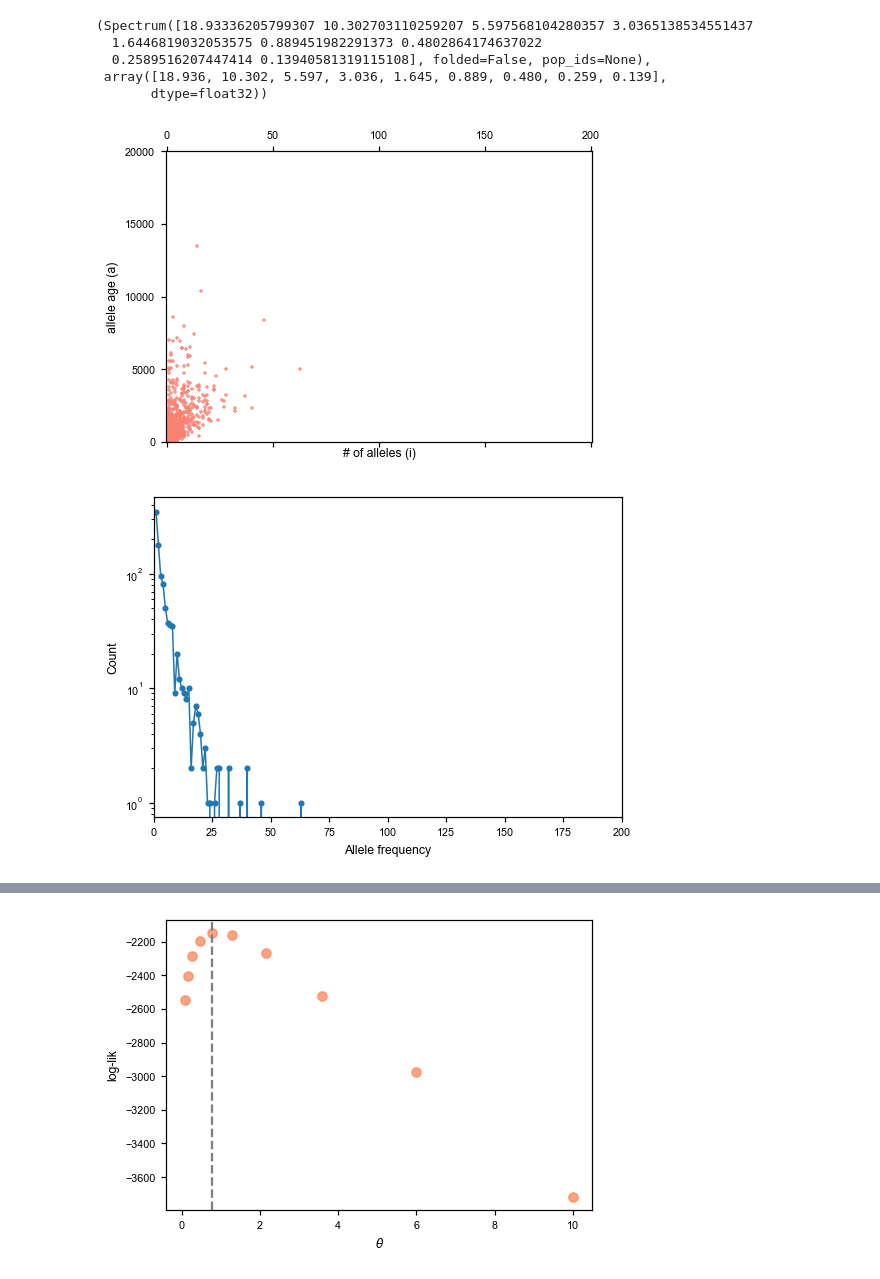
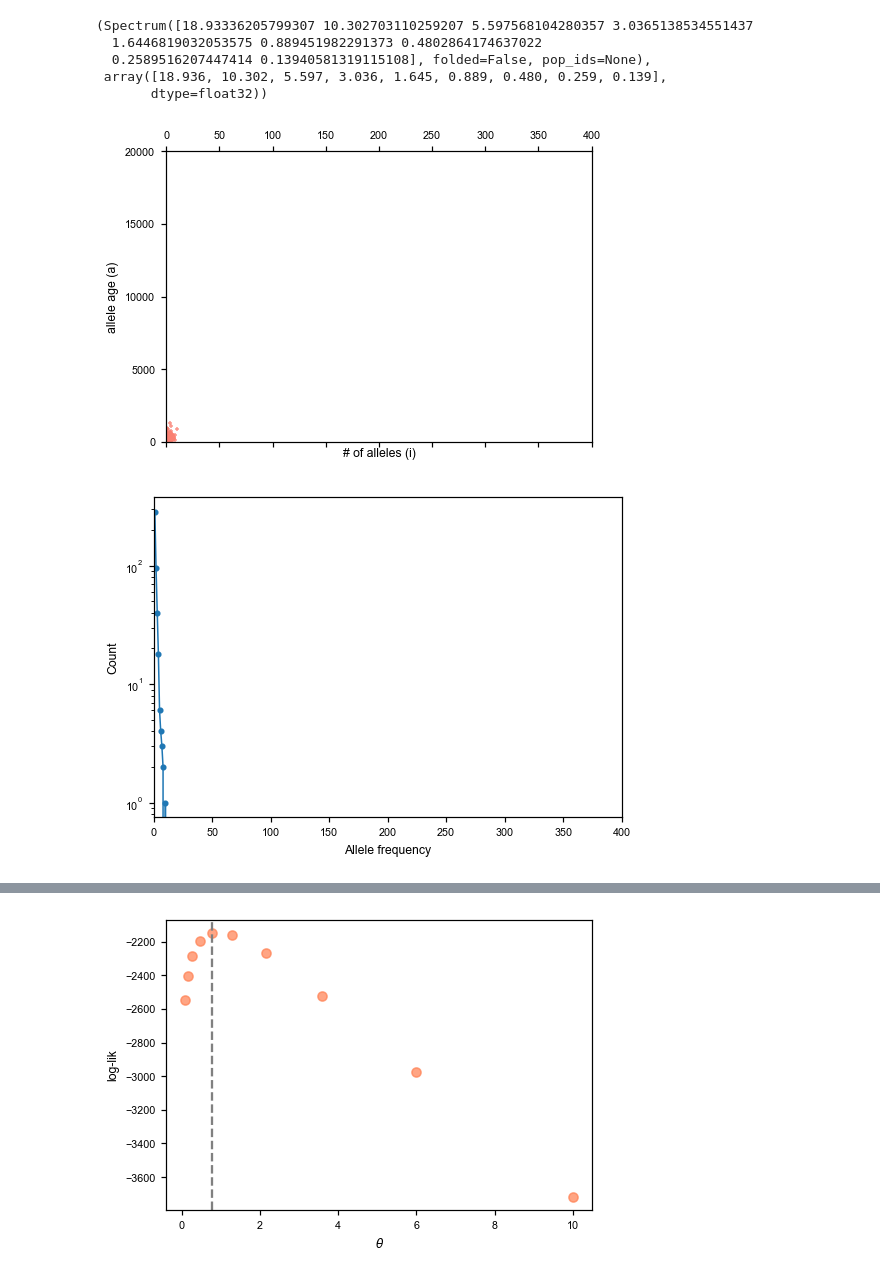
Before and after one commit to VivaswatS/selCoefEst, a Jupyter notebook: changingpopsizesims.ipynb, the cells around one changed output, grey strips where cells are left out. Saved outputs shown, nothing was run; the diff lists cells and outputs as text; code cells hidden in the pictures.

```diff
--- a/changingpopsizesims.ipynb
+++ b/changingpopsizesims.ipynb
@@ -670,9 +624,9 @@ for ig, g in enumerate(gammas):
 
 Using $\theta=100$ and $\gamma=-20$ with $n=500$
 # %%
-fs = moments.LinearSystem_1D.steady_state_1D(400, gamma=-20, theta=100)
+fs = moments.LinearSystem_1D.steady_state_1D(2000, gamma=-20, theta=400)
 fs = moments.Spectrum(fs)
-fs.integrate([1], 3, gamma=-20, theta=100)
+fs.integrate([1], 3, gamma=-20, theta=400)
 fs = fs.project([400])
 fs[fs<0] = -fs[fs<0]
 
@@ -775,5 +817,4 @@ plt.plot([-100,-10,-1,0],np.append(np.std(parestfreq,axis=1)/np.std(parestage,ax
 # %%
-## SET YAXIS SCALE TO SEE HOW BIG THE SPREAD IS
 def setViolColors(bp):
     bp['bodies'][0].set_facecolor('deepskyblue')
     bp['bodies'][0].set_alpha(0.8)
@@ -799,29 +840,27 @@ def setViolColors(bp):
 
 fig = plt.figure(dpi=130)
 ax = plt.axes()
-s = np.array([-100.,-10.,-1.])
+s = np.array([-100.,-10.,-1.,0])
 # hold(True)
 
 for i in range(len(s)):
     # bp = plt.boxplot([parestfreq[i,~np.isnan(parestfreq[i,:])],parestage[i,~np.isnan(parestage[i,:])]],positions=[3*i+1,3*i+2], widths=0.6,flierprops=dict(marker='x',markersize=5,alpha=0.5),)
     # setBoxColors(bp)
-    vp = plt.violinplot([-parestfreq[i,:],-parestage[i,:]],positions=[3*i+1,3*i+2], widths=0.6,)
+    vp = plt.violinplot([parestfreq[i,:],parestage[i,:]],positions=[3*i+1,3*i+2], widths=0.6,)
     setViolColors(vp)
-    plt.axhline(s[i],color='grey',ls='--',alpha=0.6); plt.grid()
+    plt.axhline(s[i],color='grey',ls='--',alpha=0.6)
 
 # bp = plt.boxplot([parestfreq0,parestage0],positions=[16,17],widths=0.6,flierprops=dict(marker='x',markersize=5,alpha=0.5))
 # setBoxColors(bp)
-vp = plt.violinplot([parestfreq0,parestage0],positions=[9,10],widths=0.6,)
-setViolColors(vp)
-plt.axhline(0.,color='grey',ls='--',alpha=0.6);
+# vp = plt.violinplot([-parestfreq[-1,:],-parestage[-1,:]],positions=[9,10],widths=0.6,)
+# setViolColors(vp)
+# plt.axhline(0.,color='grey',ls='--',alpha=0.6);
 
 # ax.set_xticks([1.5,4.5,7.5,10.5,13.5,16.5]); ax.set_xticklabels(np.ravel(s.tolist()+[0.])); ax.set_yscale('symlog');
-ax.set_xticks([1.5,4.5,7.5,9.5]); ax.set_xticklabels(np.ravel(s.tolist()+[0.])); ax.set_yscale('symlog');
+ax.set_xticks([1.5,4.5,7.5,10.5]); ax.set_xticklabels(np.ravel(s.tolist())); ax.set_yscale('symlog'); ax.set_yticks([-100.,-10.,-1.,0,]); plt.grid()
 
-hB, = plt.plot([1,0],'-',color='deepskyblue')
-hR, = plt.plot([1,0],'-',color='coral')
+hB, = plt.plot([1,0],'-',color='deepskyblue'); hR, = plt.plot([1,0],'-',color='coral'); hB.set_visible(True); hR.set_visible(True)
 plt.xlabel('true γ value'); plt.ylabel('MLE γ value (20 replicates)')
-plt.legend((hB, hR),('freq only, RMSLE: {:.3f}'.format(np.sqrt(np.mean((np.log10(-s)-np.log10(np.nanmean(parestfreq,axis=1)))**2))), 'freq & age, RMSLE: {:.3f}'.format(np.sqrt(np.mean((np.log10(-s)-np.log10(np.nanmean(parestage,axis=1)))**2)))),loc='upper left')
-hB.set_visible(False)
-hR.set_visible(False)
+plt.legend((hB, hR),('freq only, RMSLE: {:.2f}'.format(np.sqrt(np.mean((np.log10(-s[:-1])-np.log10(np.mean(-parestfreq[:-1,:],axis=1)))**2))), 'freq & age, RMSLE: {:.2f}'.format(np.sqrt(np.mean((np.log10(-s[:-1])-np.log10(np.mean(-parestage[:-1,:],axis=1)))**2)))),loc='upper left')
+# plt.savefig("../figs/MLEfreqage2.pdf")
 # %% [output]
@@ -1072,10 +1127,10 @@ fst[1:10], fsa[-200,1:10]
        dtype=float32))
 # %%
 ## reading in simulated data + exploratory analysis
-df1 = pd.read_csv("outfiles/ConstantSize10.0.3.full_out.txt",sep='\t',header=None,names=['','Xl','s','al','id'])
-df1['sXl'] = round(df1['Xl']*200)
+df1 = pd.read_csv("outfiles/ConstantSize100.0.3.full_out.txt",sep='\t',header=None,names=['','Xl','s','al','id'])
+df1['sXl'] = round(df1['Xl']*400)
 # df1 = df1.loc[df1['al']<50000,:]
-df1['al'] = 20000+1-df1['al']
+df1['al'] = 80000+1-df1['al']
 # df1 = df1.loc[df1['al']<80000,:]
 # df1 = df1.loc[df1['sXl']<200,:]
 # plt.hist(df1['sXl'],25); plt.xlabel('# of allele copies'); plt.show()
@@ -1085,31 +1140,31 @@ dat = df1.astype('int').to_numpy()
 # plt.hist(-df1['gamma'],50); plt.xlabel('simulated gamma');
 # %%
 ## create a SMS (matrix) instead of SFS
-SMS = np.zeros((20000,200+1),dtype='int16')
+SMS = np.zeros((80000,400+1),dtype='int16')
 mask = np.zeros_like(SMS); mask[0,:] = 1; mask[:,0] = 1; mask[:,-1] = 1;
 for i in range(len(dat)):
-    if (dat[i,3]<50000) & (dat[i,5]<200):
+    if (dat[i,3]<80000) & (dat[i,5]<400):
         SMS[dat[i,3],dat[i,5]] += 1
 SMSmask = np.ma.array(SMS,mask=mask)
 plt.spy(SMSmask,aspect='auto',color='salmon',marker='+',markersize=2,alpha=0.8); plt.ylim((0,20000)); plt.xlabel('# of alleles (i)'); plt.ylabel('allele age (a)'); plt.show()
 # plt.plot(nzidx[1],nzidx[0],'ko'); plt.loglog()
 # plt.plot(np.ravel(SMS.sum(axis=1)),'ko',); plt.semilogy()
 
 # prfsim = pd.read_csv("outfiles/gammaHuber17Unif.2.sfs_out.txt", sep="\t")
 # dadisfs = np.zeros((2000+1,)).astype('int')
 # for n in range(0, len(prfsim.columns)-1):
 #     dadisfs[int(prfsim.columns[n].split("/")[0])] = int(prfsim.columns[n].split("/")[1])
 
 # f = open("outfiles/ConstantSize6.95.2.dadi.sfs_out.txt", "w")
 # f.write("201 unfolded\n")
 # f.write(' '.join(map(str, dadisfs)))
 # f.close()
 
-sfs = moments.Spectrum(np.histogram(dat[:,5],bins=range(0,202))[0])
+sfs = moments.Spectrum(np.histogram(dat[:,5],bins=range(0,402))[0])
 moments.Plotting.plot_1d_fs(sfs)
 
 # plt.scatter(np.arange(1,172),fs_mis,color='goldenrod',alpha=0.6,label='moments'); plt.scatter(np.arange(1,172),43*sfs[:171],color='purple',alpha=0.4,label='scaled PReFerSim');
 # plt.xlabel('Allele frequency'); plt.title('SFS with Gamma(0.18,2000) DFE'); plt.legend(); plt.semilogy(); plt.grid()
 # %% [output]
-[figure, old version]
+[figure, new version]
-[figure, old version]
+[figure, new version]
```
Also changed, not shown: parts of 47 cells of this notebook, 3 other files.
